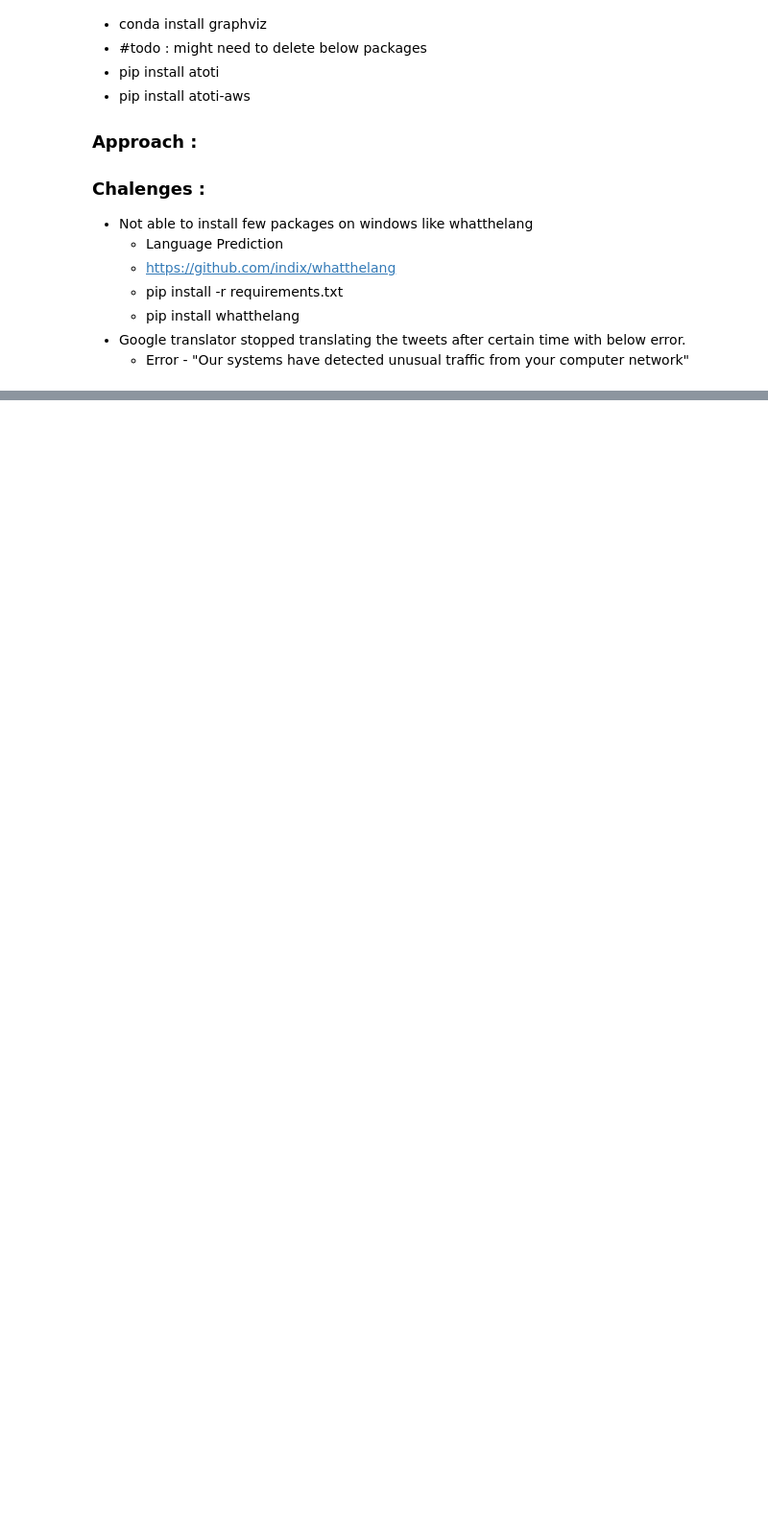
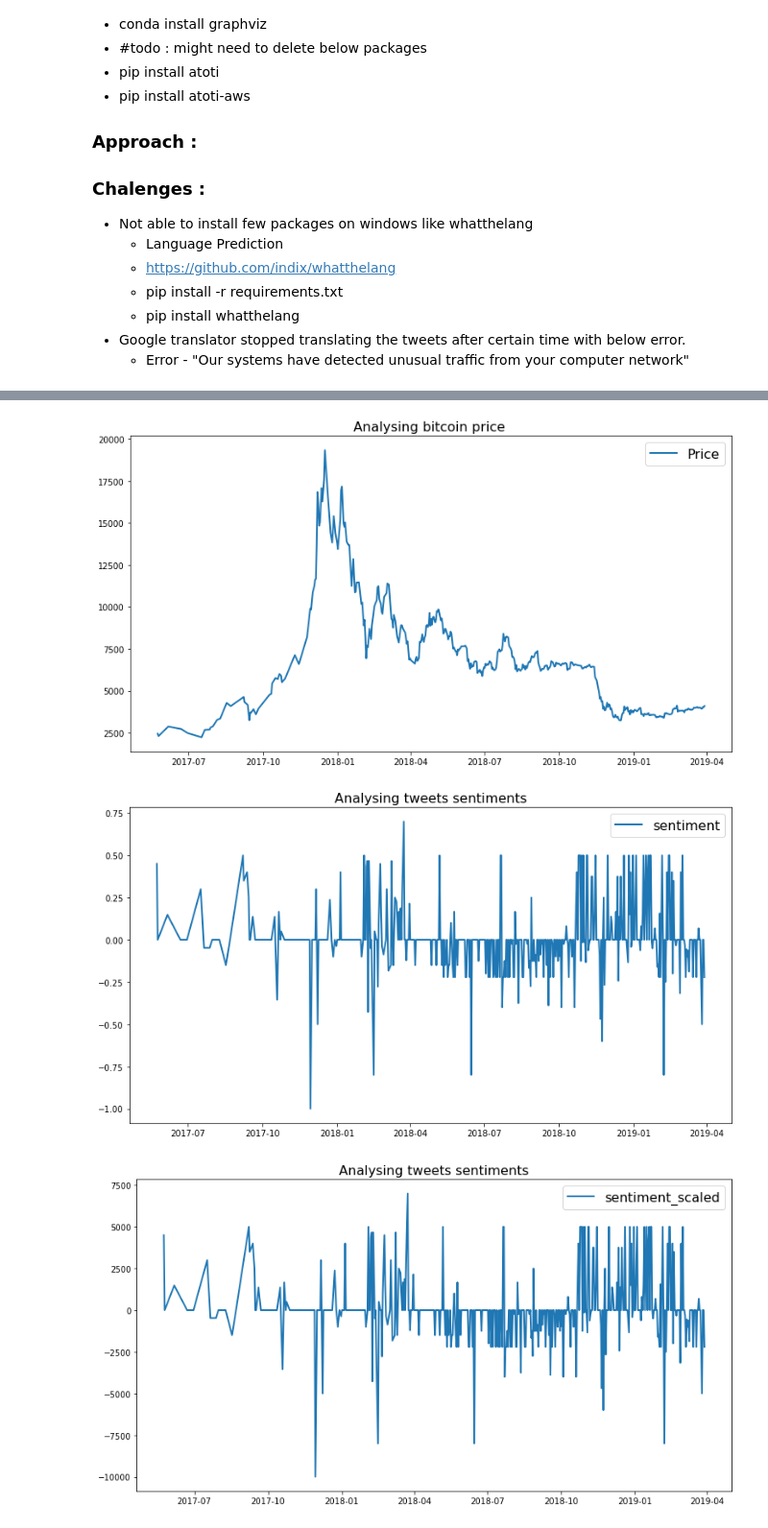
Before and after one commit to sachin376/learning-bigdata-project3-crypto_tweets_analysis, a Jupyter notebook: Project_crypto_tweets_analysis_v1.ipynb, the cells around one changed output, grey strips where cells are left out. Shown at 96% size. Cells and saved outputs as stored; diff of their text form; code cells hidden in the pictures; blank space fills up the shorter version.

```diff
--- a/Project_crypto_tweets_analysis_v1.ipynb
+++ b/Project_crypto_tweets_analysis_v1.ipynb
@@ -337,10 +367,0 @@ processed_bitcoin_tweets_dataset_df.sample(10)
-# %%
-from textblob import TextBlob
-
-def sentiment(text):
-    # create TextBlob object of passed tweet text
-    text_analysis = TextBlob(text)
-    return text_analysis.sentiment.polarity
-
-processed_bitcoin_tweets_dataset_df['sentiment'] = processed_bitcoin_tweets_dataset_df['english_keywords'].apply(lambda text: sentiment(text)) # new column of sentiment
-processed_bitcoin_tweets_dataset_df.sample(10)
@@ -352,6 +415,6 @@ processed_bitcoin_tweets_dataset_df.sample(10)
 # %%
 # considering the average tweet sentiment of the day.
 # df = df.groupby(df.index).agg(lambda x: x.value_counts().index[0])
-#  todo: played with min, max, first index.. i think mean is the best one for this.
-bitcoin_tweets_sentiment_df = processed_bitcoin_tweets_dataset_df.groupby(processed_bitcoin_tweets_dataset_df.index).mean()
+#  todo: played with first, max, min, mean. i think mean is the best one for this.
+bitcoin_tweets_sentiment_df = processed_bitcoin_tweets_dataset_df.groupby(processed_bitcoin_tweets_dataset_df.index).min()
 bitcoin_tweets_sentiment_df
@@ -386,7 +513,14 @@ def merge_bitcoin_price_and_tweets_data(bitcoin_price_df, bitcoin_tweets_sentime
     df = pd.merge(bitcoin_price_df, bitcoin_tweets_sentiment_df, left_index=True, right_index=True, how='inner')
     return df
 
+def make_sentiment_column_categorical(bitcoin_price_sentiment):
+    # Adding 'Sentiment categorical' column.
+    bitcoin_price_sentiment['sentiment_cat'] = bitcoin_price_sentiment['sentiment'].astype('category')
+    bitcoin_price_sentiment['sentiment_cat'] = bitcoin_price_sentiment['sentiment_cat'].cat.codes
+    return bitcoin_price_sentiment
+
+
 bitcoin_price_sentiment  = merge_bitcoin_price_and_tweets_data(bitcoin_price_df, bitcoin_tweets_sentiment_df)
-bitcoin_price_sentiment['sentiment'] = bitcoin_price_sentiment['sentiment'] * 10000
-# bitcoin_price_sentiment['sentiment'] = bitcoin_price_sentiment['sentiment']
+bitcoin_price_sentiment['sentiment_scaled'] = bitcoin_price_sentiment['sentiment'] * 10000
+bitcoin_price_sentiment = make_sentiment_column_categorical(bitcoin_price_sentiment)
 bitcoin_price_sentiment
@@ -393,5 +541,5 @@ bitcoin_price_sentiment
 # %%
-def line_plot(line1, line2, label1=None, label2=None, title='', xlabel=None, ylabel=None, legend_loc='best', lw=2):
+def plot_two_lines(line1, line2, label1=None, label2=None, title='', xlabel=None, ylabel=None, legend_loc='best', lw=2):
     fig, ax = plt.subplots(1, figsize=(13, 7))
     ax.plot(line1, label=label1, linewidth=lw)
     ax.plot(line2, label=label2, linewidth=lw)
@@ -400,4 +548,10 @@ def line_plot(line1, line2, label1=None, label2=None, title='', xlabel=None, yla
     ax.set_title(title, fontsize=16)
     ax.legend(loc=legend_loc, fontsize=16)
 
-line_plot(bitcoin_price_sentiment['Price'], bitcoin_price_sentiment['sentiment'], 'Price', 'sentiment', title='Analysing tweets sentiments impact on bitcoin price ')
+def plot_one_line(line1, label1=None, title='', xlabel=None, ylabel=None, legend_loc='best', lw=2):
+    fig, ax = plt.subplots(1, figsize=(13, 7))
+    ax.plot(line1, label=label1, linewidth=lw)
+    ax.set_xlabel(xlabel, fontsize=14)
+    ax.set_ylabel(ylabel, fontsize=14)
+    ax.set_title(title, fontsize=16)
+    ax.legend(loc=legend_loc, fontsize=16)
@@ -424,0 +558,9 @@ bitcoin_price_sentiment
+# %%
+plot_one_line(bitcoin_price_sentiment['Price'], 'Price', title='Analysing bitcoin price ')
+plot_one_line(bitcoin_price_sentiment['sentiment'] , 'sentiment', title='Analysing tweets sentiments')
+plot_one_line(bitcoin_price_sentiment['sentiment_scaled'] , 'sentiment_scaled', title='Analysing tweets sentiments')
+plot_one_line(bitcoin_price_sentiment['sentiment_cat'] , 'sentiment_cat', title='Analysing tweets sentiments')
+# %% [output]
+[figure, added]
+[figure, added]
+[figure, added]
```
Also changed, not shown: parts of 26 cells of this notebook.
